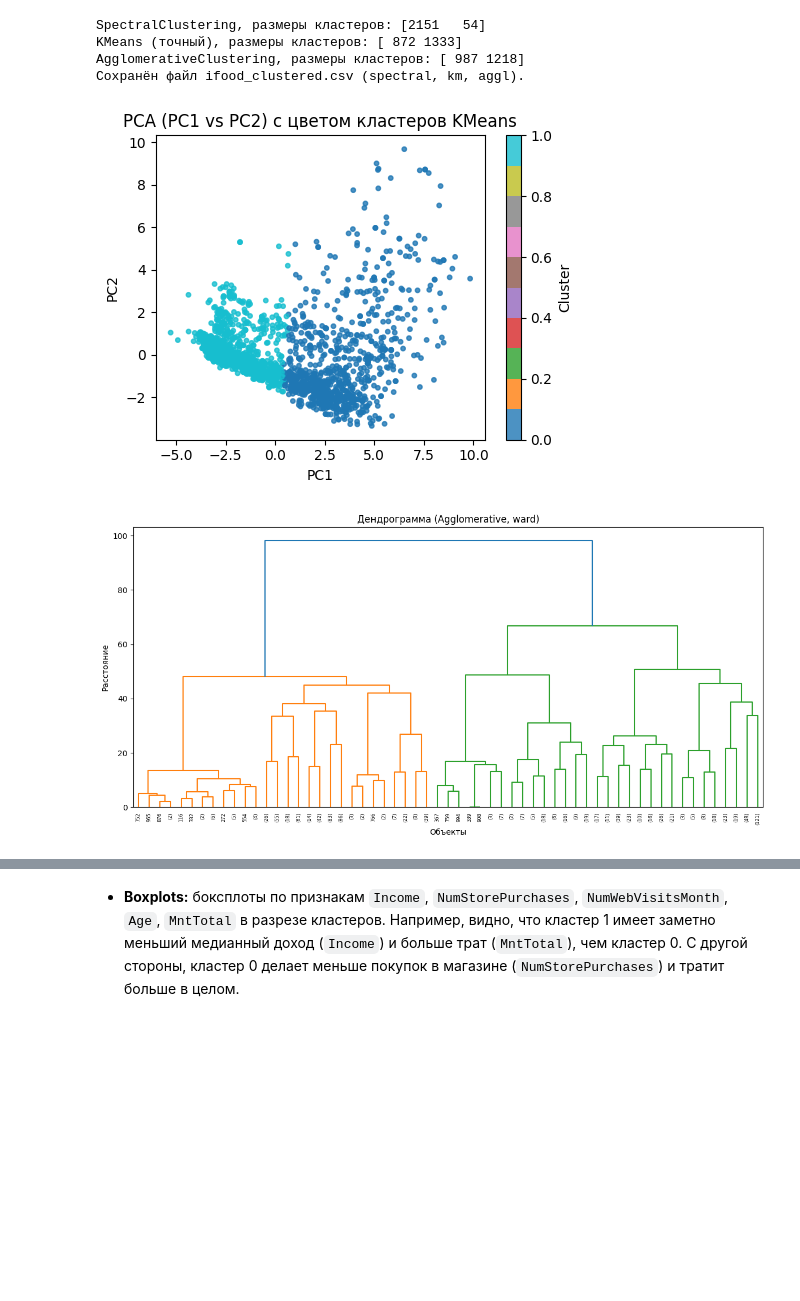
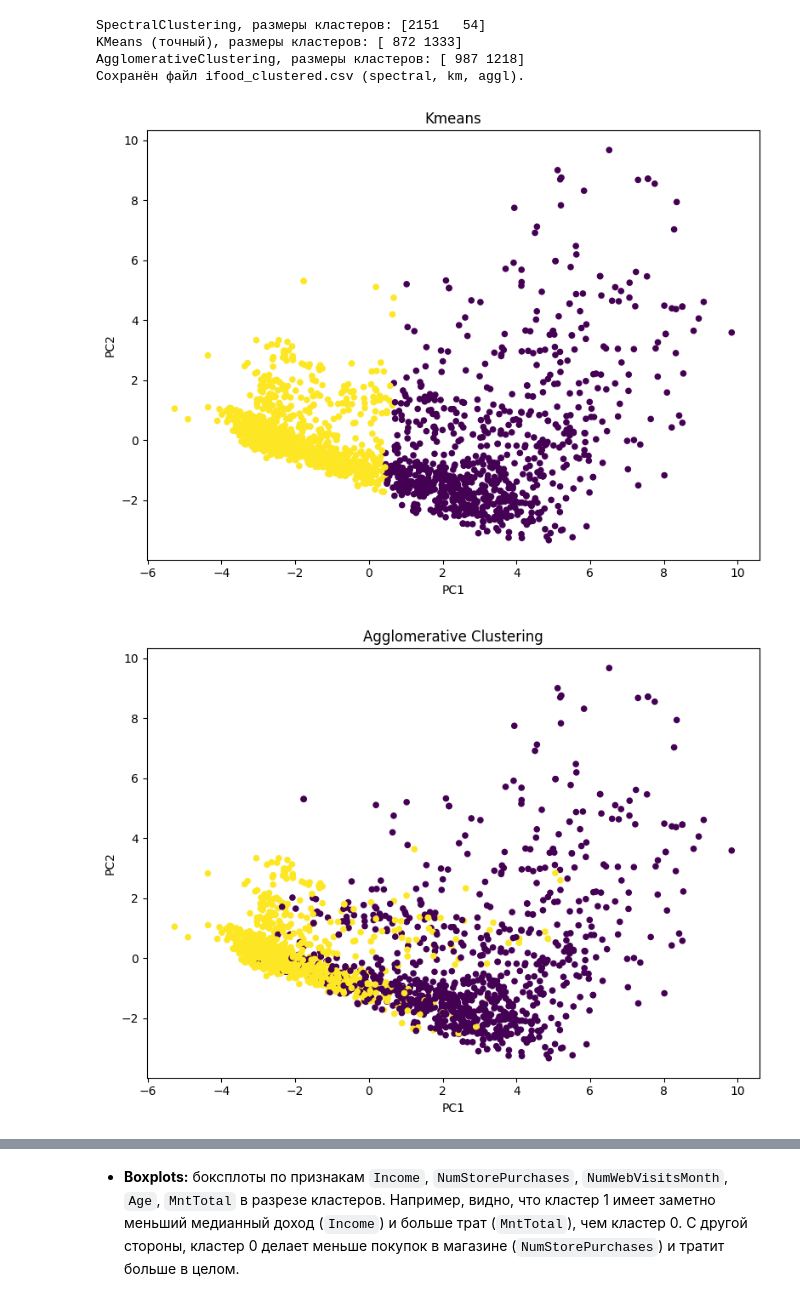
Before and after one commit to GXUser7/machob, a Jupyter notebook: ifood_cp/ifood_command_work.ipynb, the cells around one changed output, grey strips where cells are left out. Saved outputs shown, nothing was run; the diff lists cells and outputs as text; code cells hidden in the pictures; blank space fills up the shorter version.

```diff
--- a/ifood_cp/ifood_command_work.ipynb
+++ b/ifood_cp/ifood_command_work.ipynb
@@ -331,63 +335,58 @@ AgglomerativeClustering, размеры кластеров: [ 987 1218]
 Сохранён файл ifood_clustered.csv (spectral, km, aggl).
 # %%
 # 6. Визуализация кластеров
-# Покажем, как кластеры выглядят на PCA-графике, и сделаем boxplots для ключевых признаков по кластерам.
 
-# 6.1 PCA scatter с цветом кластеров
-plt.figure(figsize=(5,4))
-plt.scatter(X_pca[:,0], X_pca[:,1], c=labels_km, cmap='tab10', s=10, alpha=0.8)
-plt.title('PCA (PC1 vs PC2) с цветом кластеров KMeans')
-plt.xlabel('PC1')
-plt.ylabel('PC2')
-plt.colorbar(label='Cluster')
-plt.tight_layout()
-plt.savefig('pca_clusters.png')
-
-from scipy.cluster.hierarchy import dendrogram, linkage
-import matplotlib.pyplot as plt
-
-sample_size = 1000
-X_sample = df_proc.sample(sample_size, random_state=42)
-
-Z = linkage(X_sample, method="ward")
-
-plt.figure(figsize=(12, 6))
-dendrogram(Z, truncate_mode="level", p=5)
-plt.title("Дендрограмма (Agglomerative, ward)")
-plt.xlabel("Объекты")
-plt.ylabel("Расстояние")
+plt.figure(figsize=(8, 6))
+plt.scatter(
+    X_pca[:, 0],
+    X_pca[:, 1],
+    c=labels_km,
+    s=20
+)
+plt.title("Kmeans")
+plt.xlabel("PC1")
+plt.ylabel("PC2")
 plt.tight_layout()
 plt.show()
 
-from sklearn.decomposition import PCA
-import matplotlib.pyplot as plt
+plt.figure(figsize=(8, 6))
+plt.scatter(
+    X_pca[:, 0],
+    X_pca[:, 1],
+    c=labels_agg,
+    s=20
+)
+plt.title("Agglomerative Clustering")
+plt.xlabel("PC1")
+plt.ylabel("PC2")
+plt.tight_layout()
+plt.show()
 
-pca = PCA(n_components=2, random_state=42)
-X_pca = pca.fit_transform(df_proc.values)
+
 
 plt.figure(figsize=(8, 6))
 plt.scatter(
     X_pca[:, 0],
     X_pca[:, 1],
     c=labels_sp,
     s=20
 )
-plt.title("Spectral Clustering (PCA проекция)")
+plt.title("Spectral Clustering")
 plt.xlabel("PC1")
 plt.ylabel("PC2")
 plt.tight_layout()
 plt.show()
 # 6.2 Boxplot по нескольким числовым признакам
 numerics = ['Income', 'NumDealsPurchases', 'NumStorePurchases',
             'NumWebVisitsMonth', 'Age', 'MntTotal']
 for c in numerics:
     plt.figure(figsize=(4,3))
     sns.boxplot(x='cluster_km', y=c, data=df_clusters)
     plt.title(f'{c} по кластерам (KMeans)')
     plt.xlabel('Cluster')
     plt.ylabel(c)
     plt.tight_layout()
     plt.savefig(f'boxplot_{c}.png')
 # %% [output]
-[figure, old version]
+[figure, new version]
-[figure, old version]
+[figure, new version]
```
Also changed, not shown: parts of 7 cells of this notebook.
